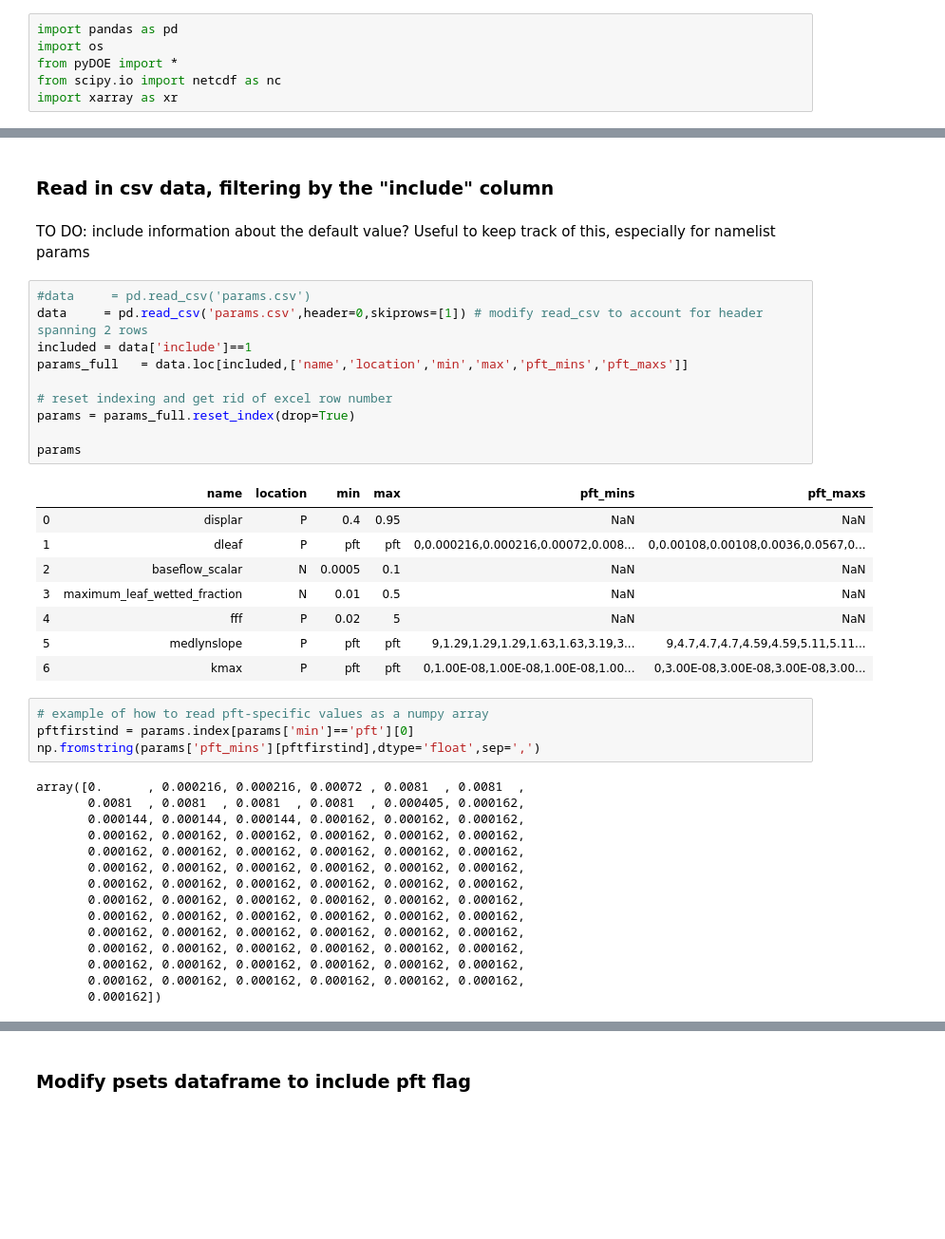
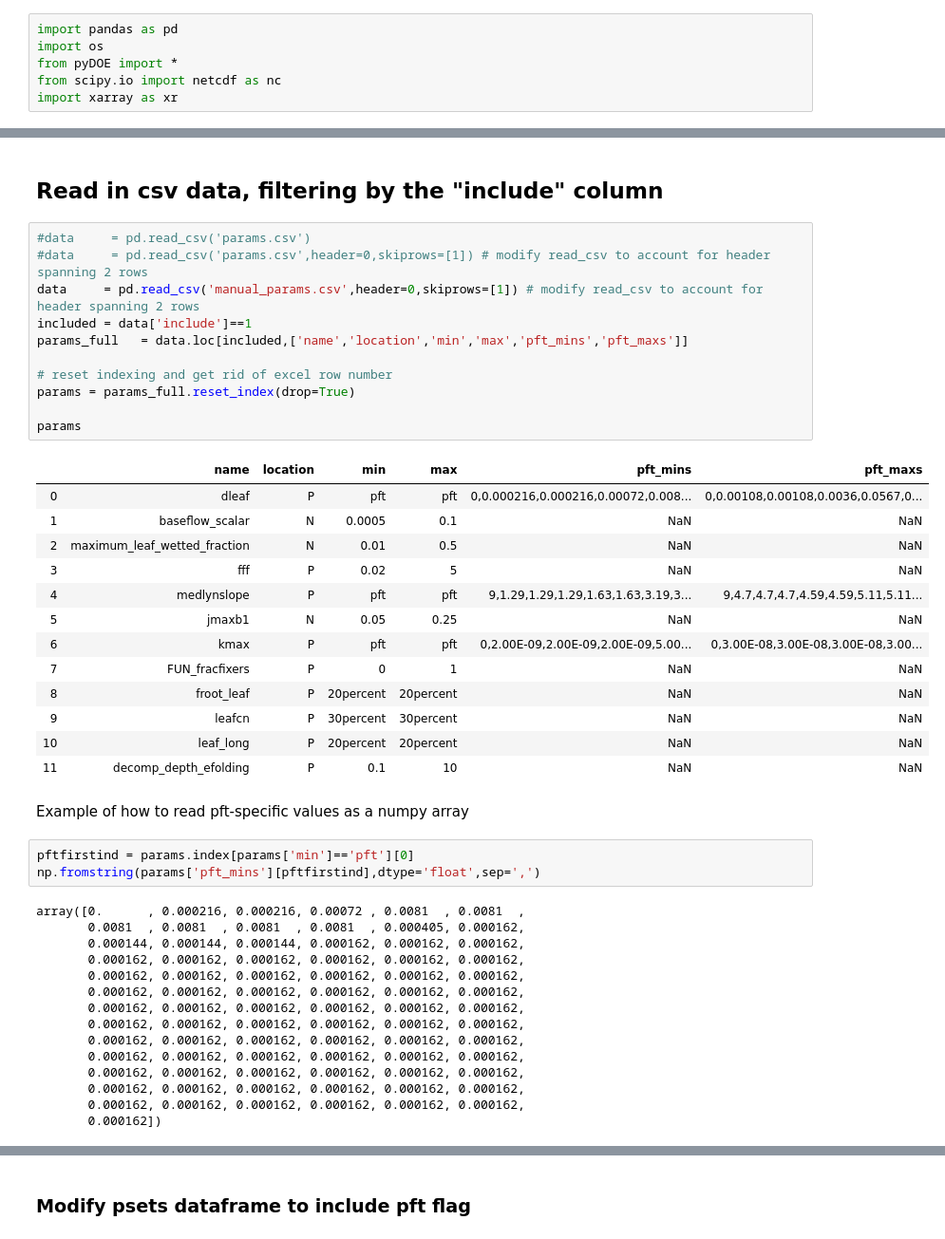
Before and after one commit to djk2120/CLM5PPE, a Jupyter notebook: params/scripts/generate_params.ipynb, the cells around one changed output, grey strips where cells are left out. Shown: that part at 95% size. Saved outputs shown, nothing was run; the diff lists cells and outputs as text; blank space fills up the shorter version.

```diff
--- a/params/scripts/generate_params.ipynb
+++ b/params/scripts/generate_params.ipynb
@@ -19,28 +267,33 @@ os.system(cmd)
 # %% [markdown]
-### Read in csv data, filtering by the "include" column
+## Read in csv data, filtering by the "include" column
-# %% [markdown]
-TO DO: include information about the default value? Useful to keep track of this, especially for namelist params
 # %%
 #data     = pd.read_csv('params.csv')
-data     = pd.read_csv('params.csv',header=0,skiprows=[1]) # modify read_csv to account for header spanning 2 rows
+#data     = pd.read_csv('params.csv',header=0,skiprows=[1]) # modify read_csv to account for header spanning 2 rows
+data     = pd.read_csv('manual_params.csv',header=0,skiprows=[1]) # modify read_csv to account for header spanning 2 rows
 included = data['include']==1
 params_full   = data.loc[included,['name','location','min','max','pft_mins','pft_maxs']]
 
 # reset indexing and get rid of excel row number
 params = params_full.reset_index(drop=True)
 
 params
 # %% [output]
 |  | name | location | min | max | pft_mins | pft_maxs |
-| 0 | displar | P | 0.4 | 0.95 | NaN | NaN |
-| 1 | dleaf | P | pft | pft | 0,0.000216,0.000216,0.00072,0.008... | 0,0.00108,0.00108,0.0036,0.0567,0... |
-| 2 | baseflow_scalar | N | 0.0005 | 0.1 | NaN | NaN |
-| 3 | maximum_leaf_wetted_fraction | N | 0.01 | 0.5 | NaN | NaN |
-| 4 | fff | P | 0.02 | 5 | NaN | NaN |
-| 5 | medlynslope | P | pft | pft | 9,1.29,1.29,1.29,1.63,1.63,3.19,3... | 9,4.7,4.7,4.7,4.59,4.59,5.11,5.11... |
-| 6 | kmax | P | pft | pft | 0,1.00E-08,1.00E-08,1.00E-08,1.00... | 0,3.00E-08,3.00E-08,3.00E-08,3.00... |
+| 0 | dleaf | P | pft | pft | 0,0.000216,0.000216,0.00072,0.008... | 0,0.00108,0.00108,0.0036,0.0567,0... |
+| 1 | baseflow_scalar | N | 0.0005 | 0.1 | NaN | NaN |
+| 2 | maximum_leaf_wetted_fraction | N | 0.01 | 0.5 | NaN | NaN |
+| 3 | fff | P | 0.02 | 5 | NaN | NaN |
+| 4 | medlynslope | P | pft | pft | 9,1.29,1.29,1.29,1.63,1.63,3.19,3... | 9,4.7,4.7,4.7,4.59,4.59,5.11,5.11... |
+| 5 | jmaxb1 | N | 0.05 | 0.25 | NaN | NaN |
+| 6 | kmax | P | pft | pft | 0,2.00E-09,2.00E-09,2.00E-09,5.00... | 0,3.00E-08,3.00E-08,3.00E-08,3.00... |
+| 7 | FUN_fracfixers | P | 0 | 1 | NaN | NaN |
+| 8 | froot_leaf | P | 20percent | 20percent | NaN | NaN |
+| 9 | leafcn | P | 30percent | 30percent | NaN | NaN |
+| 10 | leaf_long | P | 20percent | 20percent | NaN | NaN |
+| 11 | decomp_depth_efolding | P | 0.1 | 10 | NaN | NaN |
+# %% [markdown]
+Example of how to read pft-specific values as a numpy array
 # %%
-# example of how to read pft-specific values as a numpy array
 pftfirstind = params.index[params['min']=='pft'][0]
 np.fromstring(params['pft_mins'][pftfirstind],dtype='float',sep=',')
 # %% [output]
```
Also changed, not shown: parts of 31 cells of this notebook, 3 other files.
